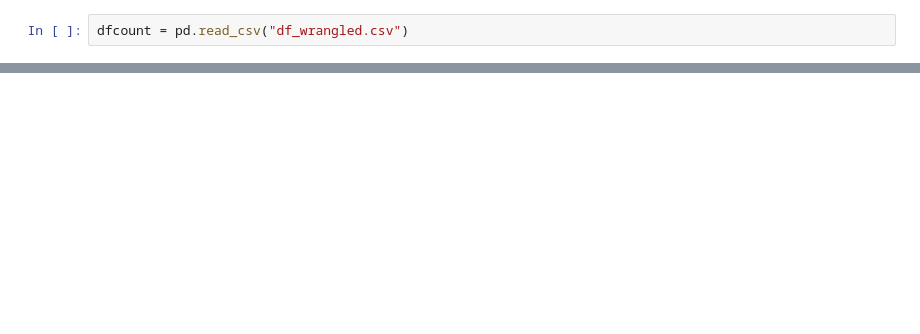
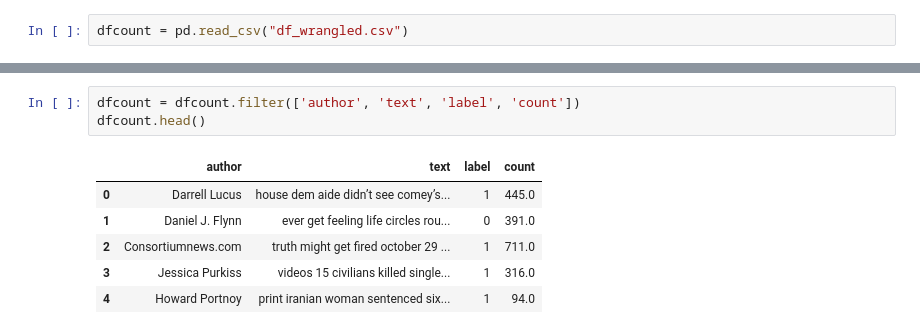
Before and after one commit to KevinVanWallendael/MicrosoftProject, a Jupyter notebook: Create_test_data.ipynb, the cells around one changed output, grey strips where cells are left out. Saved outputs shown, nothing was run; the diff lists cells and outputs as text; blank space fills up the shorter version.

```diff
--- a/Create_test_data.ipynb
+++ b/Create_test_data.ipynb
@@ -129,0 +137,10 @@ dfcount.head()
+# %%
+dfcount = dfcount.filter(['author', 'text', 'label', 'count'])
+dfcount.head()
+# %% [output]
+|  | author | text | label | count |
+| 0 | Darrell Lucus | house dem aide didn’t see comey’s... | 1 | 445.0 |
+| 1 | Daniel J. Flynn | ever get feeling life circles rou... | 0 | 391.0 |
+| 2 | Consortiumnews.com | truth might get fired october 29 ... | 1 | 711.0 |
+| 3 | Jessica Purkiss | videos 15 civilians killed single... | 1 | 316.0 |
+| 4 | Howard Portnoy | print iranian woman sentenced six... | 1 | 94.0 |
```
Also changed, not shown: parts of 9 cells of this notebook, 5 other files.
